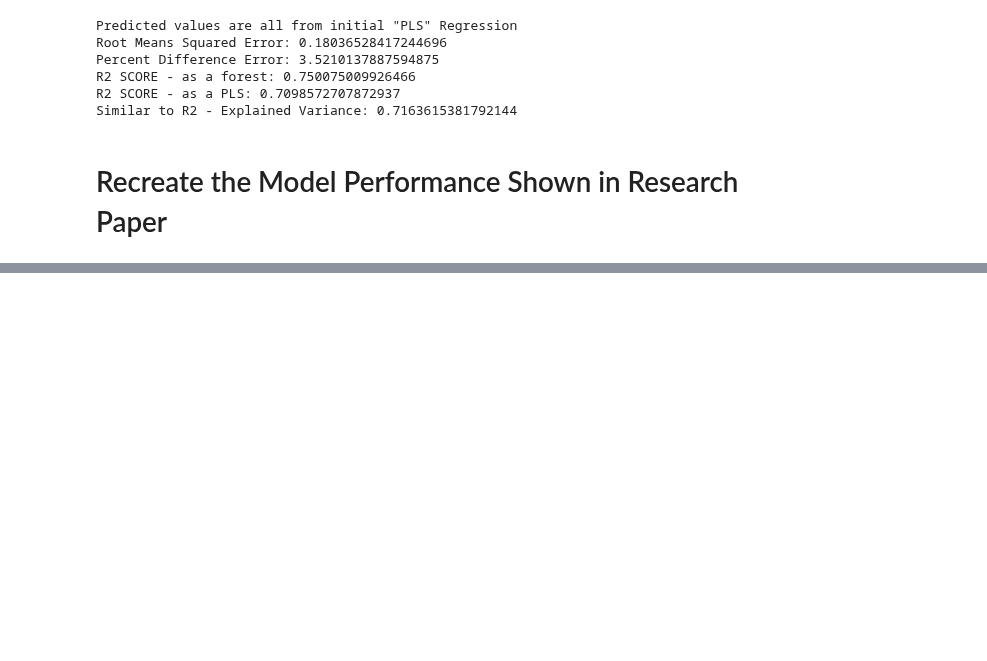
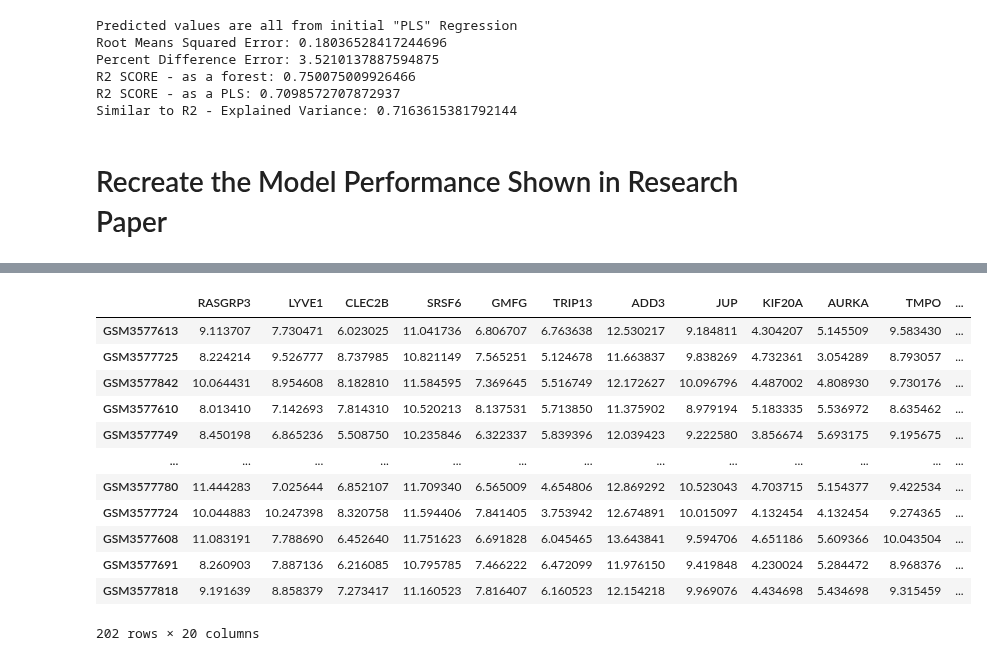
Before and after one commit to tessaSlice/Gene-Regression-Analysis, a Jupyter notebook: DataInterpretation.ipynb, the cells around one changed output, grey strips where cells are left out. Cells and saved outputs as stored; diff of their text form; code cells hidden in the pictures; blank space fills up the shorter version.

```diff
--- a/DataInterpretation.ipynb
+++ b/DataInterpretation.ipynb
@@ -1158,0 +1243,16 @@ Similar to R2 - Explained Variance: 0.7199763300094555
+# %%
+y_train #it's a df
+# %% [output]
+|  | RASGRP3 | LYVE1 | CLEC2B | SRSF6 | GMFG | TRIP13 | ADD3 | JUP | KIF20A | AURKA | TMPO | ... |
+| GSM3577613 | 9.113707 | 7.730471 | 6.023025 | 11.041736 | 6.806707 | 6.763638 | 12.530217 | 9.184811 | 4.304207 | 5.145509 | 9.583430 | ... |
+| GSM3577725 | 8.224214 | 9.526777 | 8.737985 | 10.821149 | 7.565251 | 5.124678 | 11.663837 | 9.838269 | 4.732361 | 3.054289 | 8.793057 | ... |
+| GSM3577842 | 10.064431 | 8.954608 | 8.182810 | 11.584595 | 7.369645 | 5.516749 | 12.172627 | 10.096796 | 4.487002 | 4.808930 | 9.730176 | ... |
+| GSM3577610 | 8.013410 | 7.142693 | 7.814310 | 10.520213 | 8.137531 | 5.713850 | 11.375902 | 8.979194 | 5.183335 | 5.536972 | 8.635462 | ... |
+| GSM3577749 | 8.450198 | 6.865236 | 5.508750 | 10.235846 | 6.322337 | 5.839396 | 12.039423 | 9.222580 | 3.856674 | 5.693175 | 9.195675 | ... |
+| ... | ... | ... | ... | ... | ... | ... | ... | ... | ... | ... | ... | ... |
+| GSM3577780 | 11.444283 | 7.025644 | 6.852107 | 11.709340 | 6.565009 | 4.654806 | 12.869292 | 10.523043 | 4.703715 | 5.154377 | 9.422534 | ... |
+| GSM3577724 | 10.044883 | 10.247398 | 8.320758 | 11.594406 | 7.841405 | 3.753942 | 12.674891 | 10.015097 | 4.132454 | 4.132454 | 9.274365 | ... |
+| GSM3577608 | 11.083191 | 7.788690 | 6.452640 | 11.751623 | 6.691828 | 6.045465 | 13.643841 | 9.594706 | 4.651186 | 5.609366 | 10.043504 | ... |
+| GSM3577691 | 8.260903 | 7.887136 | 6.216085 | 10.795785 | 7.466222 | 6.472099 | 11.976150 | 9.419848 | 4.230024 | 5.284472 | 8.968376 | ... |
+| GSM3577818 | 9.191639 | 8.858379 | 7.273417 | 11.160523 | 7.816407 | 6.160523 | 12.154218 | 9.969076 | 4.434698 | 5.434698 | 9.315459 | ... |
+202 rows × 20 columns
```
Also changed, not shown: parts of 13 cells of this notebook, 2 other files.
